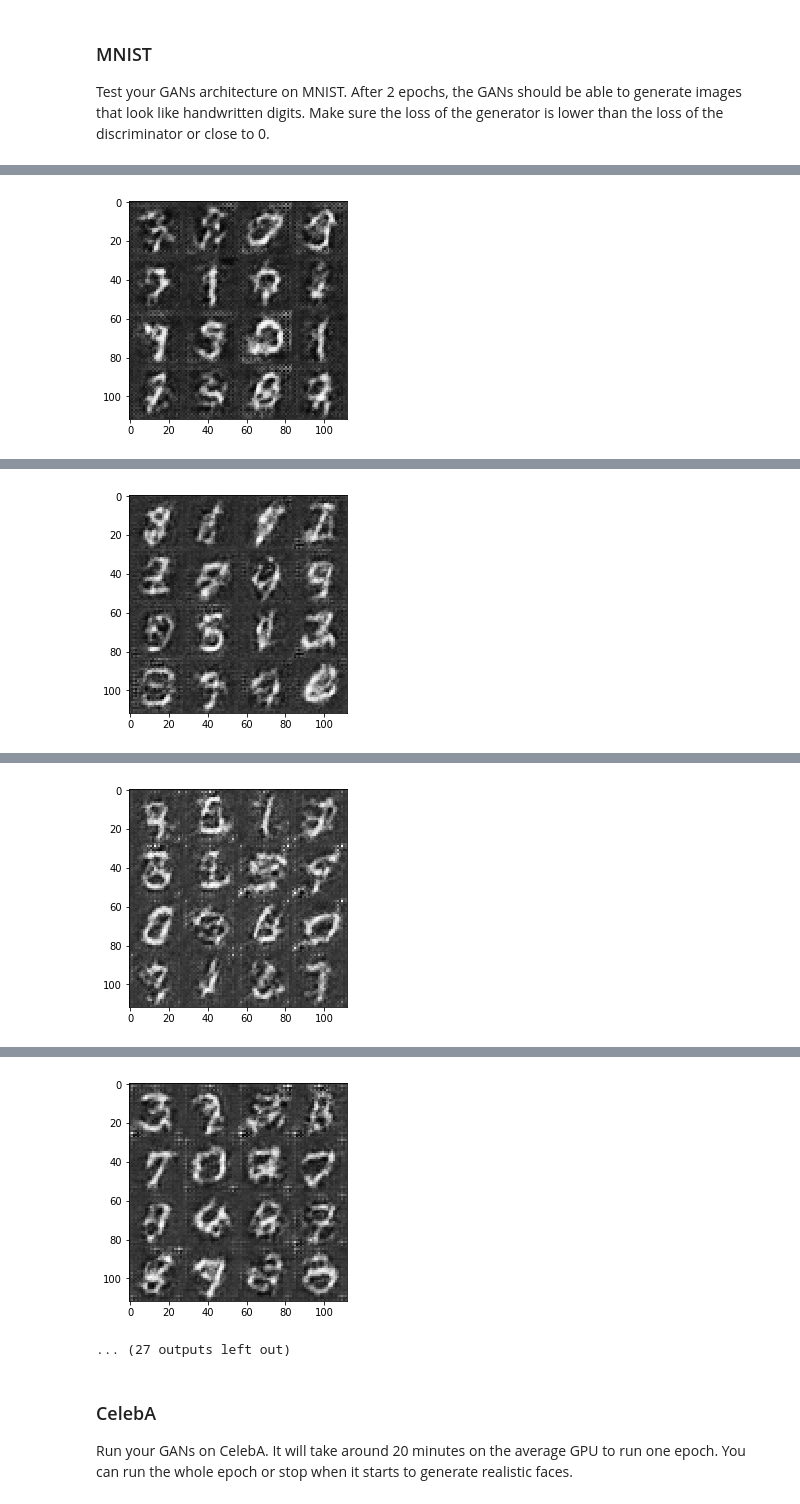
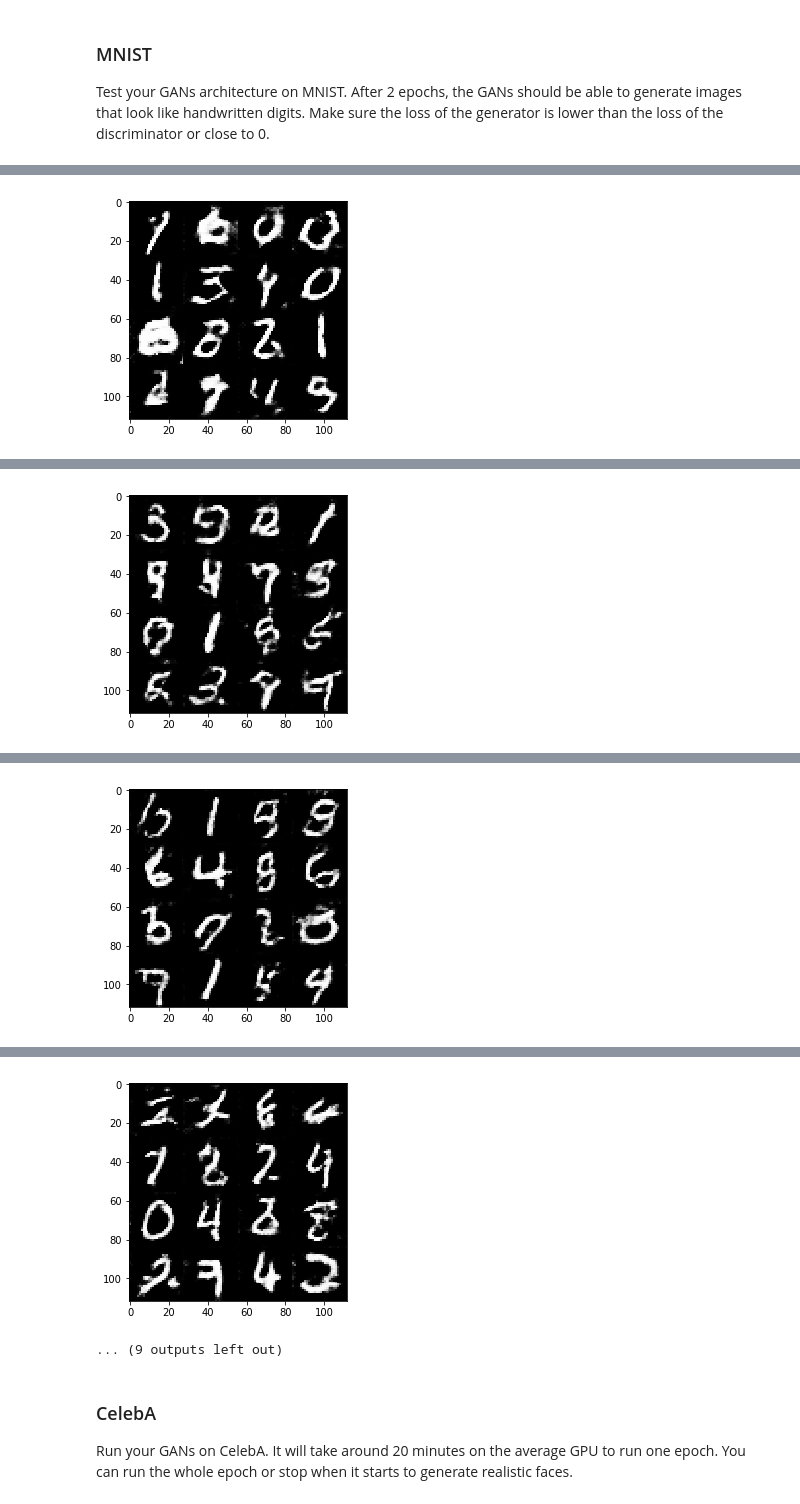
Before and after one commit to pieapple/deep-learning, a Jupyter notebook: face_generation/dlnd_face_generation.ipynb, the cells around one changed output, grey strips where cells are left out. Cells and saved outputs as stored; diff of their text form; code cells hidden in the pictures.

```diff
--- a/face_generation/dlnd_face_generation.ipynb
+++ b/face_generation/dlnd_face_generation.ipynb
@@ -191,22 +196,33 @@ def generator(z, out_channel_dim, is_train=True):
     :return: The tensor output of the generator
     """
     # TODO: Implement Function
-    alpha = 0.2
+    alpha = 0.06
+    dropout = 0.2
+
     with tf.variable_scope('generator', reuse=not is_train):
-        x1 = tf.layers.dense(z, 7*7*512)
-        x1 = tf.reshape(x1, [-1, 7, 7, 512])
+        x1 = tf.layers.dense(z, 7*7*1024)
+        x1 = tf.reshape(x1, [-1, 7, 7, 1024])
         x1 = tf.layers.batch_normalization(x1, training=is_train)
         x1 = tf.maximum(alpha*x1, x1)
-        # 7x7x512
+        x1 = tf.layers.dropout(x1, rate=dropout)
+        # 7x7x1024
 
-        x2 = tf.layers.conv2d_transpose(x1, 256, 5, strides=2, padding='same', kernel_initializer=tf.contrib.layers.xavier_initializer(seed=42))
+        x2 = tf.layers.conv2d_transpose(x1, 512, 5, strides=2, padding='same', kernel_initializer=tf.contrib.layers.xavier_initializer(seed=42))
         x2 = tf.layers.batch_normalization(x2, training=True)
         x2 = tf.maximum(alpha*x2, x2)
-        # 14x14x256
+        x2 = tf.layers.dropout(x2, rate=dropout)
+        # 14x14x512
 
-        x3 = tf.layers.conv2d_transpose(x2, 128, 5, strides=2, padding='same', kernel_initializer=tf.contrib.layers.xavier_initializer(seed=42))
+        x3 = tf.layers.conv2d_transpose(x2, 256, 5, strides=2, padding='same', kernel_initializer=tf.contrib.layers.xavier_initializer(seed=42))
         x3 = tf.layers.batch_normalization(x3, training=True)
         x3 = tf.maximum(alpha*x3, x3)
+        x3 = tf.layers.dropout(x3, rate=dropout)
+        # 28x28x256
+
+        x4 = tf.layers.conv2d_transpose(x3, 128, 5, strides=2, padding='same', kernel_initializer=tf.contrib.layers.xavier_initializer(seed=42))
+        x4 = tf.layers.batch_normalization(x4, training=True)
+        x4 = tf.maximum(alpha*x4, x4)
+        x4 = tf.layers.dropout(x4, rate=dropout)
         # 28x28x128
 
         logits = tf.layers.conv2d_transpose(x3, out_channel_dim, 5, strides=1, padding='same', kernel_initializer=tf.contrib.layers.xavier_initializer(seed=42))
@@ -279,10 +295,10 @@ def model_opt(d_loss, g_loss, learning_rate, beta1):
     g_vars = [var for var in t_vars if var.name.startswith('generator')]
 
     with tf.control_dependencies(tf.get_collection(tf.GraphKeys.UPDATE_OPS)):
-        #d_opt = tf.train.AdamOptimizer(learning_rate, beta1).minimize(d_loss, var_list=d_vars)
-        #g_opt = tf.train.AdamOptimizer(learning_rate, beta1).minimize(g_loss, var_list=g_vars)
-        d_opt = tf.train.RMSPropOptimizer(learning_rate).minimize(d_loss, var_list=d_vars)
-        g_opt = tf.train.RMSPropOptimizer(learning_rate).minimize(g_loss, var_list=g_vars)
+        d_opt = tf.train.AdamOptimizer(learning_rate, beta1).minimize(d_loss, var_list=d_vars)
+        g_opt = tf.train.AdamOptimizer(learning_rate, beta1).minimize(g_loss, var_list=g_vars)
+        #d_opt = tf.train.RMSPropOptimizer(learning_rate).minimize(d_loss, var_list=d_vars)
+        #g_opt = tf.train.RMSPropOptimizer(learning_rate).minimize(g_loss, var_list=g_vars)
 
     return d_opt, g_opt
 
@@ -358,8 +374,6 @@ def train(epoch_count, batch_size, z_dim, learning_rate, beta1, get_batches, dat
     image_height = data_shape[2]
     image_channels = 3 if data_image_mode == 'RGB' else 1
 
-    print(data_shape)
-
     input_real, input_z, lr = model_inputs(image_width, image_height, image_channels, z_dim)
     d_loss, g_loss = model_loss(input_real, input_z, image_channels)
     d_opt, g_opt = model_opt(d_loss, g_loss, learning_rate, beta1)
@@ -374,6 +388,7 @@ def train(epoch_count, batch_size, z_dim, learning_rate, beta1, get_batches, dat
             for batch_images in get_batches(batch_size):
                 # TODO: Train Model
                 # Sample random noise for G
+                batch_images = batch_images * 2
                 batch_z = np.random.uniform(-1, 1, size=(batch_size, z_dim))
                 _ = sess.run(d_opt, feed_dict={input_real: batch_images, input_z: batch_z, lr:learning_rate})
                 _ = sess.run(g_opt, feed_dict={input_real: batch_images, input_z: batch_z, lr:learning_rate})
@@ -382,6 +397,8 @@ def train(epoch_count, batch_size, z_dim, learning_rate, beta1, get_batches, dat
 
                 if step % 10 == 0:
                     now = time.perf_counter()
+                    # execute g twice
+                    train_loss_g = sess.run(g_loss, feed_dict={input_z: batch_z})
                     train_loss_g = sess.run(g_loss, feed_dict={input_z: batch_z})
                     train_loss_d = sess.run(d_loss, feed_dict={input_z: batch_z, input_real: batch_images})
                     loss_d.append(train_loss_d)
@@ -410,7 +427,7 @@ beta1 = 0.2
 """
 DON'T MODIFY ANYTHING IN THIS CELL THAT IS BELOW THIS LINE
 """
-epochs = 4
+epochs = 2
 
 mnist_dataset = helper.Dataset('mnist', glob(os.path.join(data_dir, 'mnist/*.jpg')))
 with tf.Graph().as_default():
@@ -479 +499 @@ Epoch 1/4... Elapsed 2.32 seconds, Discriminator Loss: 1.7390... Generator Loss:
-[figure, old version]
+[figure, new version]
@@ -500 +520 @@ Epoch 1/4... Elapsed 2.34 seconds, Discriminator Loss: 0.4792... Generator Loss:
-[figure, old version]
+[figure, new version]
@@ -521 +541 @@ Epoch 2/4... Elapsed 2.32 seconds, Discriminator Loss: 0.5956... Generator Loss:
-[figure, old version]
+[figure, new version]
@@ -542,5 +562,5 @@ Epoch 2/4... Elapsed 2.34 seconds, Discriminator Loss: 0.3607... Generator Loss:
-[figure, old version]
+[figure, new version]
-... (27 outputs left out)
+... (9 outputs left out)
 # %% [markdown]
 ### CelebA
 Run your GANs on CelebA.  It will take around 20 minutes on the average GPU to run one epoch.  You can run the whole epoch or stop when it starts to generate realistic faces.
```
Also changed, not shown: parts of 3 cells of this notebook.
